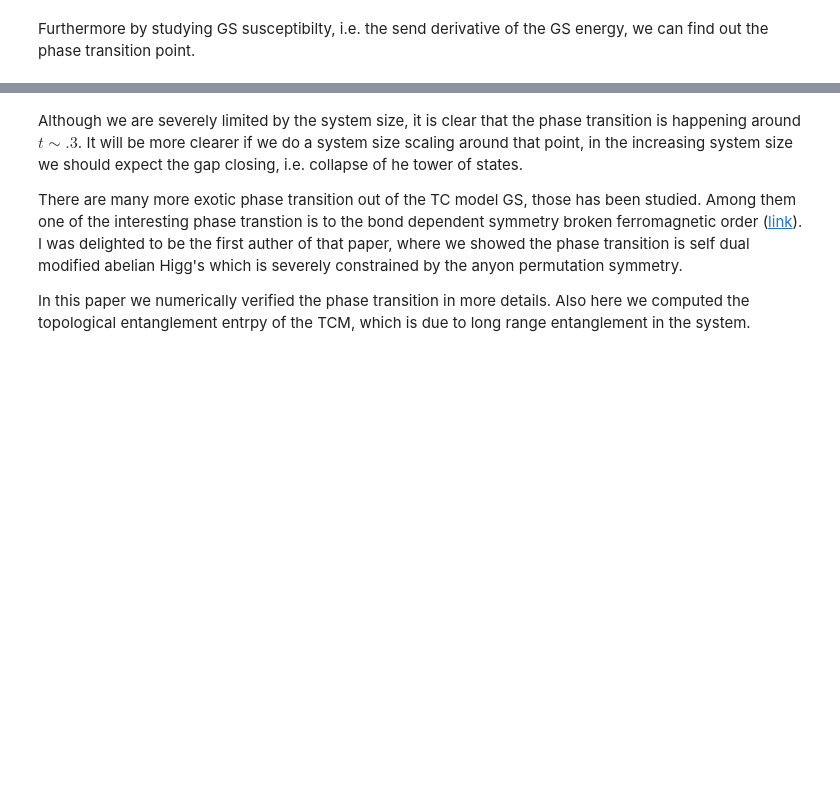
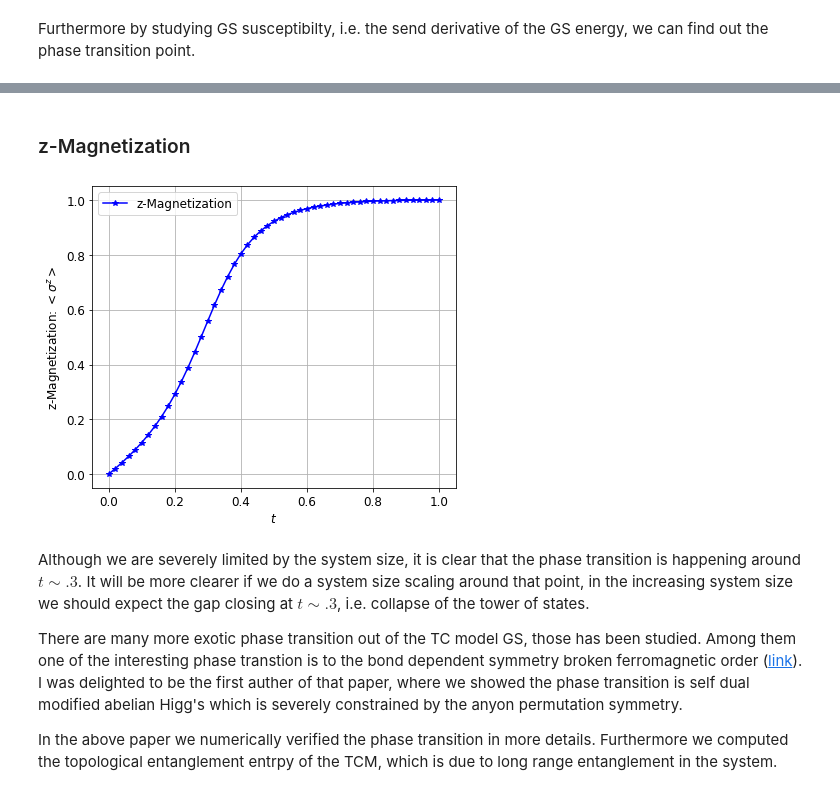
Before and after one commit to animeshnanda1/Exact_diagonalization_spin_half, a Jupyter notebook: exact_diagonalization_2d_tcm.ipynb, the cells around one changed output, grey strips where cells are left out. Cells and saved outputs as stored; diff of their text form; code cells hidden in the pictures; blank space fills up the shorter version.

```diff
--- a/exact_diagonalization_2d_tcm.ipynb
+++ b/exact_diagonalization_2d_tcm.ipynb
@@ -203,6 +211,23 @@ plt.show()
+# %% [markdown]
+### z-Magnetization
+# %%
+ms,fs=6,12
+
+plt.figure(figsize=(6,5))
+plt.plot(np.linspace(0,1,len(t_arr)),mag,'b*-',markersize=ms,label='z-Magnetization')
+plt.ylabel('z-Magnetization: $<\sigma^z>$',fontsize=fs)
+plt.xlabel('$t$',fontsize=fs)
+plt.xticks(fontsize=fs)
+plt.yticks(fontsize=fs)
+plt.legend(fontsize=fs)
+plt.grid()
+plt.tight_layout()
+plt.show()
+# %% [output]
+[figure, added]
 # %% [markdown]
-Although we are severely limited by the system size, it is clear that the phase transition is happening around $t\sim .3$. It will be more clearer if we do a system size scaling around that point, in the increasing system size we should expect the gap closing, i.e. collapse of he tower of states.
+Although we are severely limited by the system size, it is clear that the phase transition is happening around $t\sim .3$. It will be more clearer if we do a system size scaling around that point, in the increasing system size we should expect the gap closing at $t\sim .3$, i.e. collapse of the tower of states.
 
 There are many more exotic phase transition out of the TC model GS, those has been studied. Among them one of the interesting phase transtion is to the bond dependent symmetry broken ferromagnetic order (<a href='https://journals.aps.org/prb/pdf/10.1103/PhysRevB.102.235124'>link</a>). I was delighted to be the first auther of that paper, where we showed the phase transition is self dual modified abelian Higg's which is severely constrained by the anyon permutation symmetry.
 
-In this paper we numerically verified the phase transition in more details. Also here we computed the topological entanglement entrpy of the TCM, which is due to long range entanglement in the system.
+In the above paper we numerically verified the phase transition in more details. Furthermore we computed the topological entanglement entrpy of the TCM, which is due to long range entanglement in the system.
```
Also changed, not shown: parts of 8 cells of this notebook, 1 other file.
